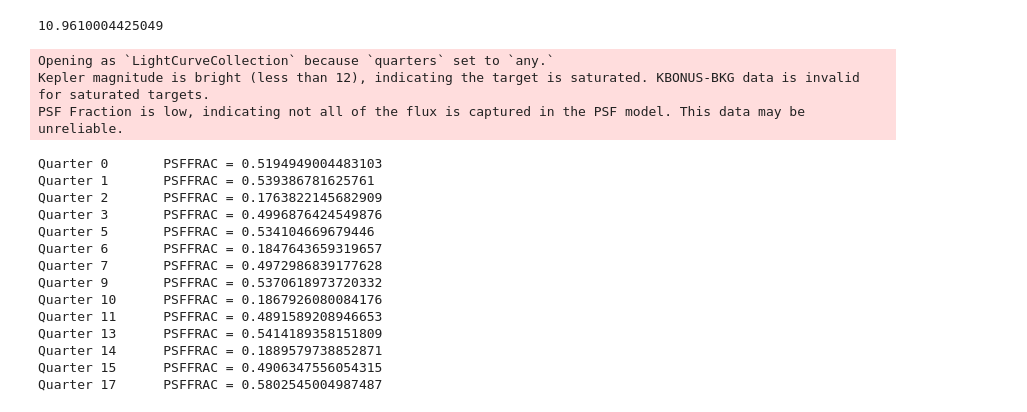
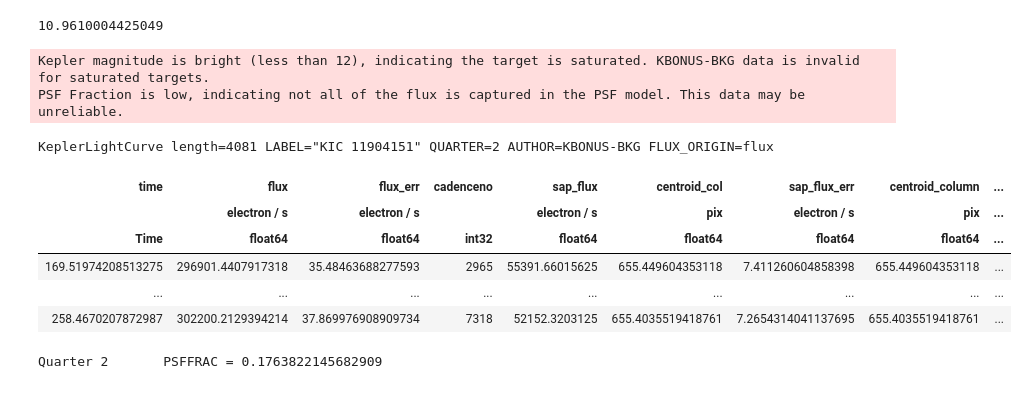
Before and after one commit to jorgemarpa/KBonus, a Jupyter notebook: notebooks/lightkurve_kbonus-bkg_example.ipynb, the cells around one changed output. Saved outputs shown, nothing was run; the diff lists cells and outputs as text; code cells hidden in the pictures.

```diff
--- a/notebooks/lightkurve_kbonus-bkg_example.ipynb
+++ b/notebooks/lightkurve_kbonus-bkg_example.ipynb
@@ -196,26 +278,19 @@ lc.meta["KEPMAG"]
 # %% [output]
 10.9610004425049
 # %%
-lcq = lk.read(lc.filename, quarters="any")
+lcq = lk.read(lc.filename, quarter=2)
+lcq
 # %% [output]
-Opening as `LightCurveCollection` because `quarters` set to `any.`
 Kepler magnitude is bright (less than 12), indicating the target is saturated. KBONUS-BKG data is invalid for saturated targets.
 PSF Fraction is low, indicating not all of the flux is captured in the PSF model. This data may be unreliable.
+KeplerLightCurve length=4081 LABEL="KIC 11904151" QUARTER=2 AUTHOR=KBONUS-BKG FLUX_ORIGIN=flux
+| time | flux | flux_err | cadenceno | sap_flux | centroid_col | sap_flux_err | centroid_column | ... |
+|  | electron / s | electron / s |  | electron / s | pix | electron / s | pix | ... |
+| Time | float64 | float64 | int32 | float64 | float64 | float64 | float64 | ... |
+| 169.51974208513275 | 296901.4407917318 | 35.48463688277593 | 2965 | 55391.66015625 | 655.449604353118 | 7.411260604858398 | 655.449604353118 | ... |
+| ... | ... | ... | ... | ... | ... | ... | ... | ... |
+| 258.4670207872987 | 302200.2129394214 | 37.869976908909734 | 7318 | 52152.3203125 | 655.4035519418761 | 7.2654314041137695 | 655.4035519418761 | ... |
 # %%
-for x in lcq:
-    print(f"Quarter {x.quarter} \tPSFFRAC = {x.psffrac}")
+print(f"Quarter {lcq.quarter} \tPSFFRAC = {lcq.psffrac}")
 # %% [output]
-Quarter 0       PSFFRAC = 0.5194949004483103
-Quarter 1       PSFFRAC = 0.539386781625761
 Quarter 2       PSFFRAC = 0.1763822145682909
-Quarter 3       PSFFRAC = 0.4996876424549876
-Quarter 5       PSFFRAC = 0.534104669679446
-Quarter 6       PSFFRAC = 0.1847643659319657
-Quarter 7       PSFFRAC = 0.4972986839177628
-Quarter 9       PSFFRAC = 0.5370618973720332
-Quarter 10      PSFFRAC = 0.1867926080084176
-Quarter 11      PSFFRAC = 0.4891589208946653
-Quarter 13      PSFFRAC = 0.5414189358151809
-Quarter 14      PSFFRAC = 0.1889579738852871
-Quarter 15      PSFFRAC = 0.4906347556054315
-Quarter 17      PSFFRAC = 0.5802545004987487
```
Also changed, not shown: parts of 29 cells of this notebook.
